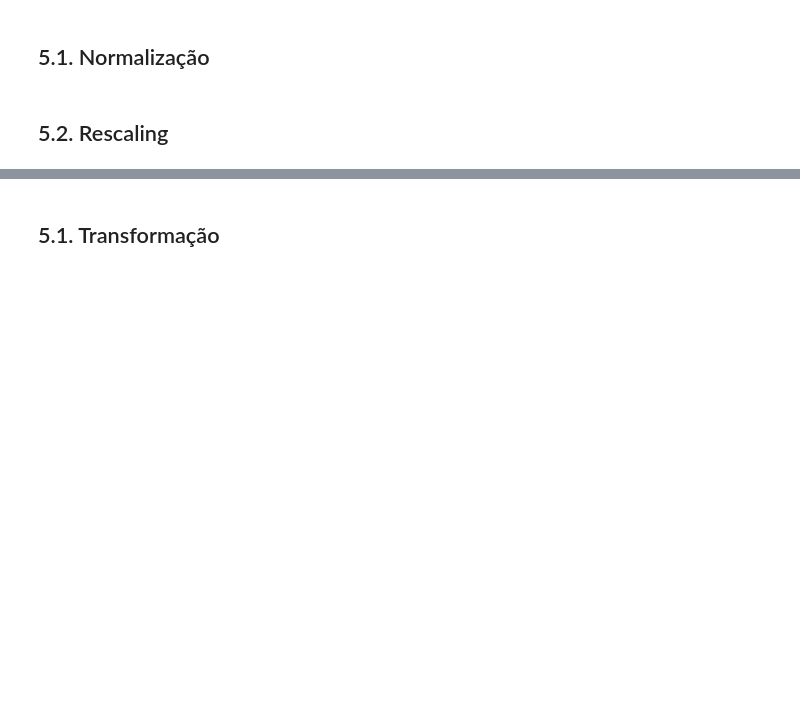
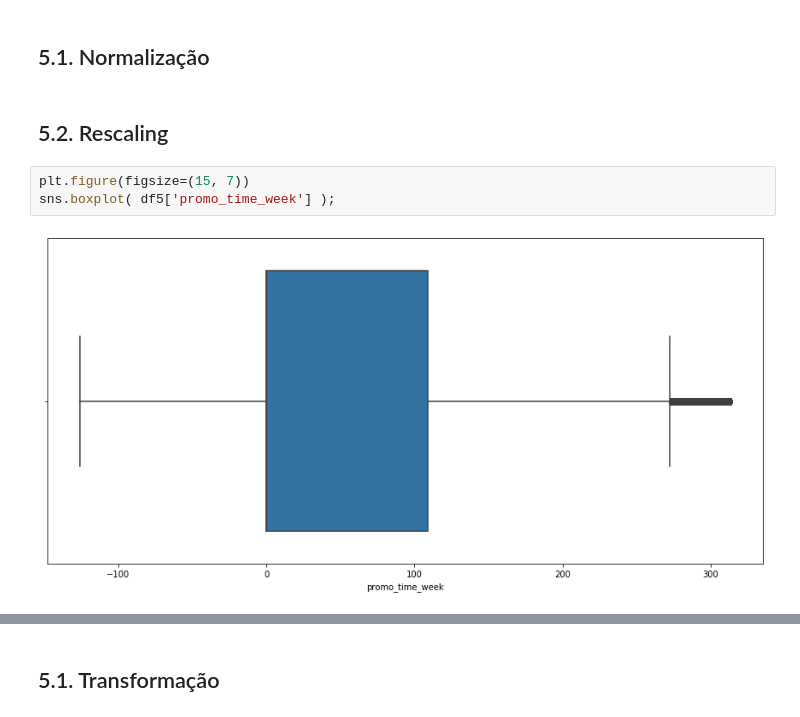
Before and after one commit to TiagoTuk/ds_producao, a Jupyter notebook: store_sales_prediction.ipynb, the cells around one changed output, grey strips where cells are left out. Saved outputs shown, nothing was run; the diff lists cells and outputs as text; blank space fills up the shorter version.

```diff
--- a/store_sales_prediction.ipynb
+++ b/store_sales_prediction.ipynb
@@ -827,3 +829,8 @@ df5 = df4.copy()
 ## 5.1. Normalização
 # %% [markdown]
 ## 5.2. Rescaling
+# %%
+plt.figure(figsize=(15, 7))
+sns.boxplot( df5['promo_time_week'] );
+# %% [output]
+[figure, added]
```
Also changed, not shown: parts of 3 cells of this notebook.
